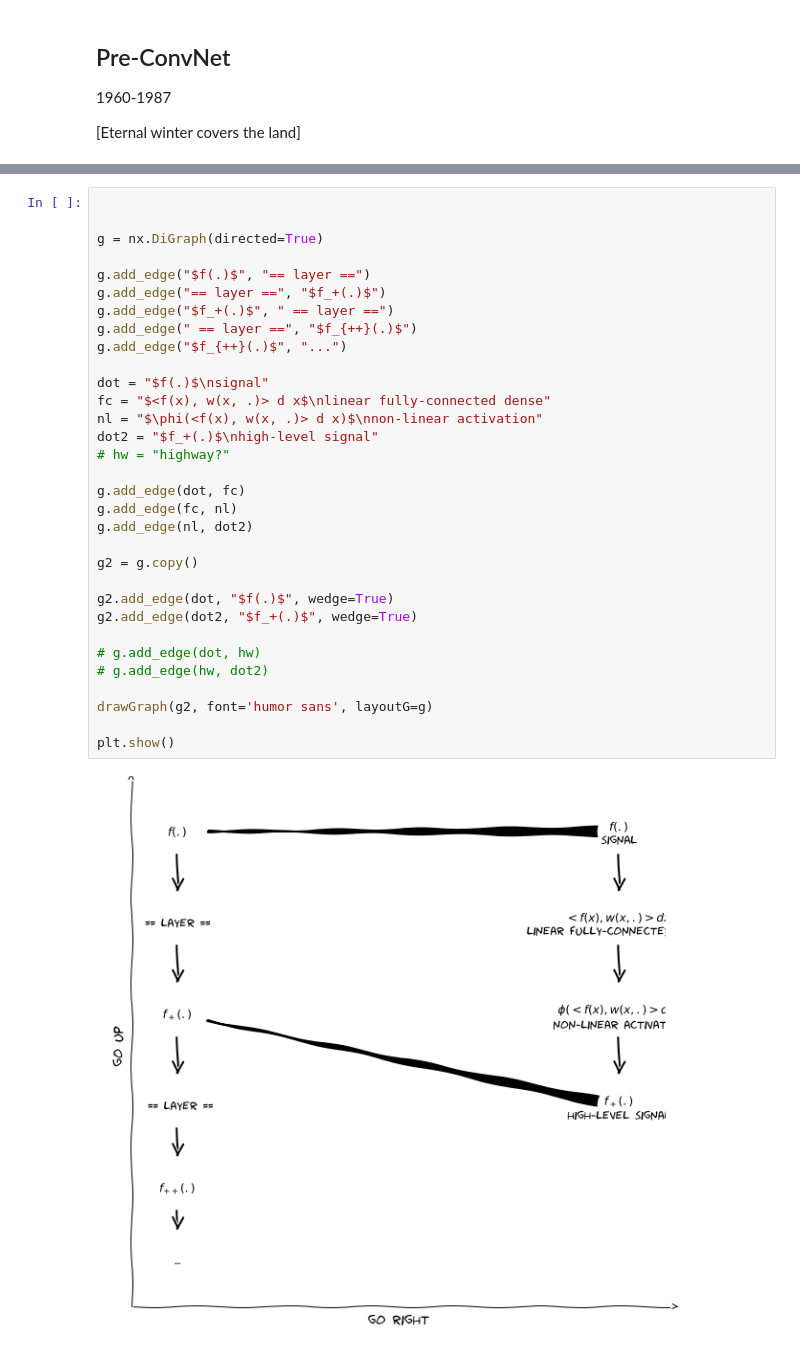
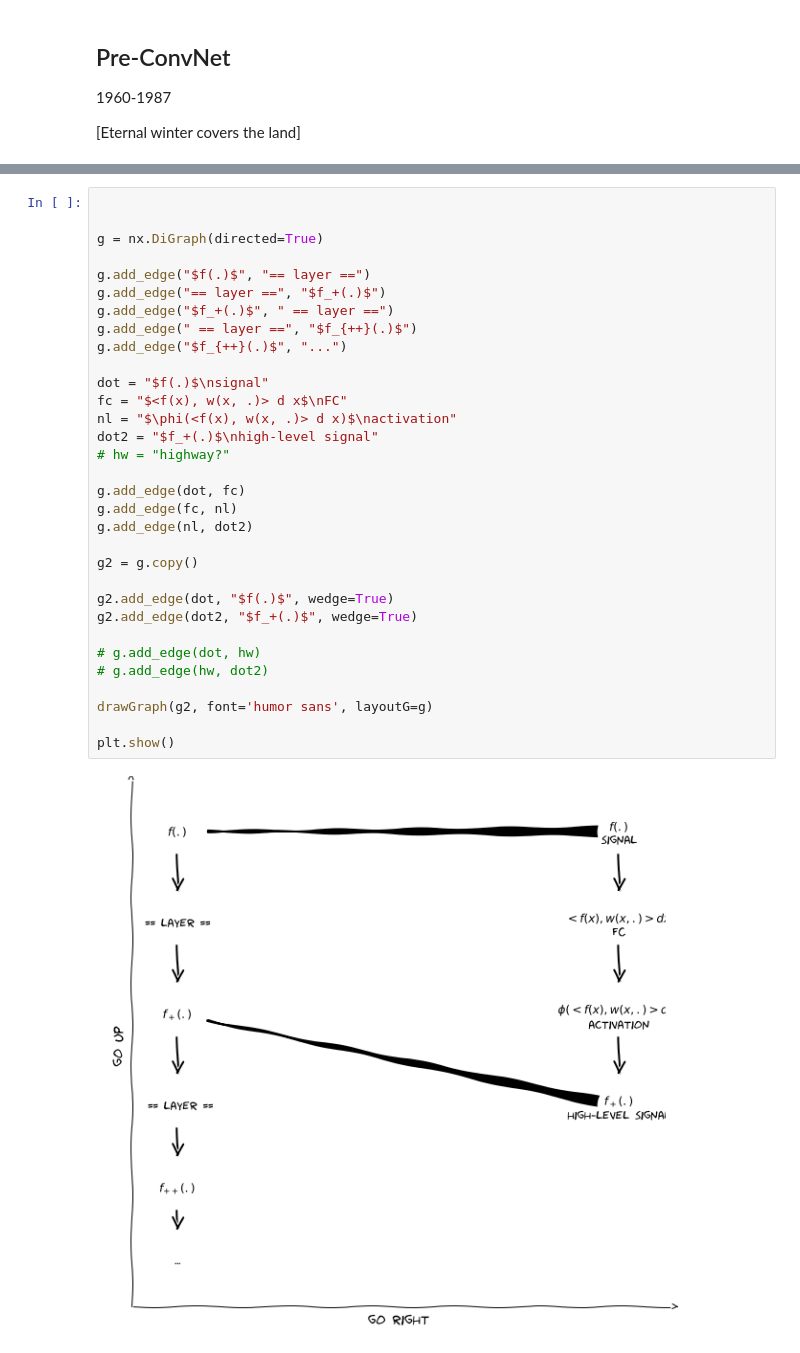
Before and after one commit to tribbloid/convnet-abstraction, a Jupyter notebook: slide/A-overview.ipynb, the cells around one changed output, grey strips where cells are left out. Saved outputs shown, nothing was run; the diff lists cells and outputs as text.

```diff
--- a/slide/A-overview.ipynb
+++ b/slide/A-overview.ipynb
@@ -76,33 +89,33 @@ In pursuing of unbounded representation power
 
 
 g = nx.DiGraph(directed=True)
 
 g.add_edge("$f(.)$", "== layer ==")
 g.add_edge("== layer ==", "$f_+(.)$")
 g.add_edge("$f_+(.)$", " == layer ==")
 g.add_edge(" == layer ==", "$f_{++}(.)$")
 g.add_edge("$f_{++}(.)$", "...")
 
 dot = "$f(.)$\nsignal"
-fc = "$<f(x), w(x, .)> d x$\nlinear fully-connected dense"
-nl = "$\phi(<f(x), w(x, .)> d x)$\nnon-linear activation"
+fc = "$<f(x), w(x, .)> d x$\nFC"
+nl = "$\phi(<f(x), w(x, .)> d x)$\nactivation"
 dot2 = "$f_+(.)$\nhigh-level signal"
 # hw = "highway?"
 
 g.add_edge(dot, fc)
 g.add_edge(fc, nl)
 g.add_edge(nl, dot2)
 
 g2 = g.copy()
 
 g2.add_edge(dot, "$f(.)$", wedge=True)
 g2.add_edge(dot2, "$f_+(.)$", wedge=True)
 
 # g.add_edge(dot, hw)
 # g.add_edge(hw, dot2)
 
 drawGraph(g2, font='humor sans', layoutG=g)
 
 plt.show()
 # %% [output]
-[figure, old version]
+[figure, new version]
```
Also changed, not shown: parts of 11 cells of this notebook, 7 other files.
